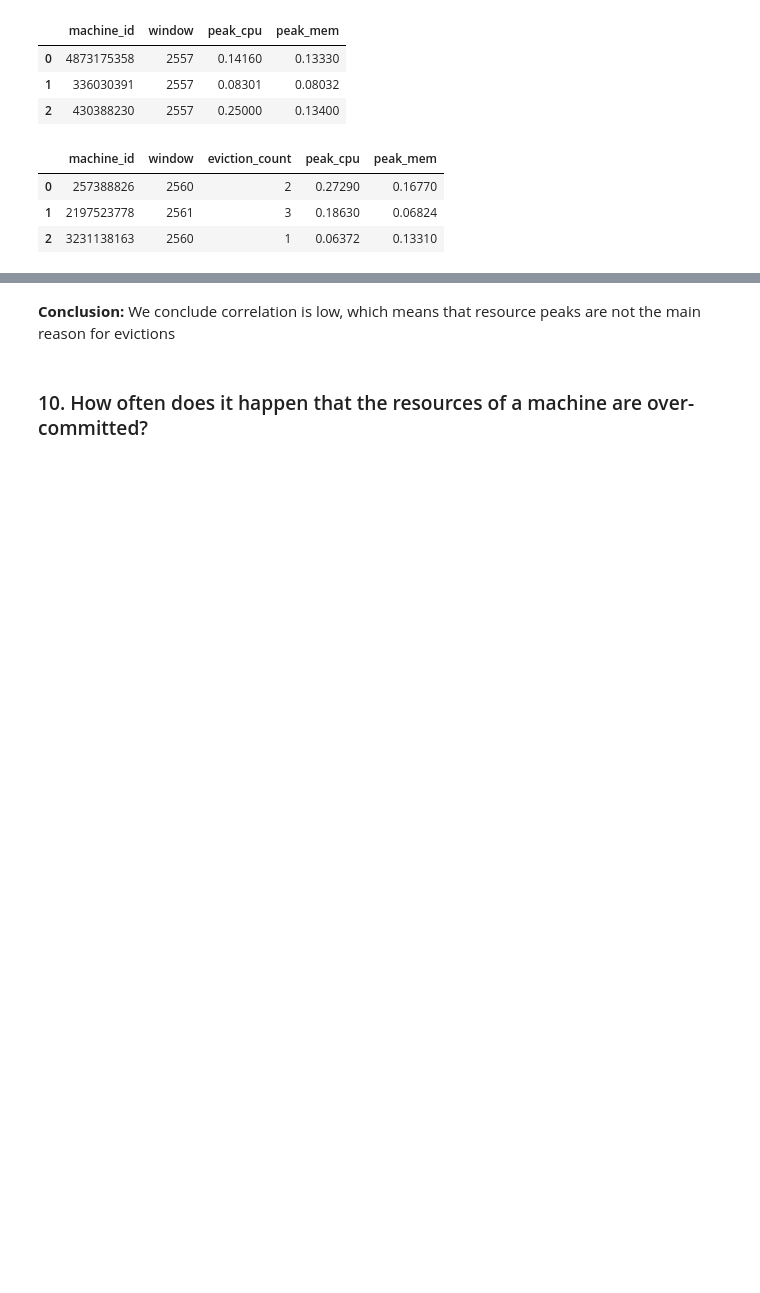
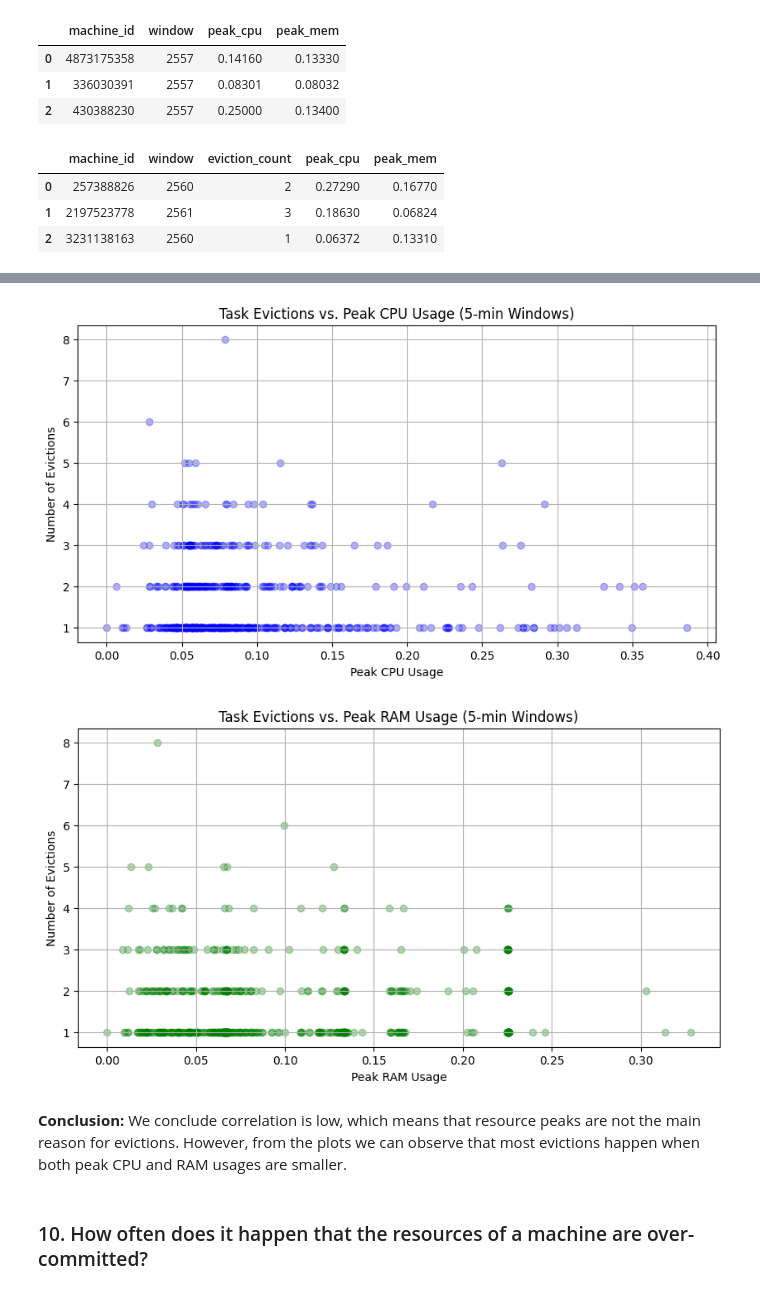
Before and after one commit to len-rtz/LDMS-google-traces-spark, a Jupyter notebook: google_cluster_analysis.ipynb, the cells around one changed output, grey strips where cells are left out. Saved outputs shown, nothing was run; the diff lists cells and outputs as text; code cells hidden in the pictures; blank space fills up the shorter version.

```diff
--- a/google_cluster_analysis.ipynb
+++ b/google_cluster_analysis.ipynb
@@ -1075,7 +1074,35 @@ print(f"Correlation (RAM Peak vs Evictions): {mem_corr}")
 Correlation (CPU Peak vs Evictions): -0.025808226132559745
 Correlation (RAM Peak vs Evictions): -0.028798712910271602
+# %%
+# Visualization
+
+# Sample 1% of the correlation data
+df_plot = df_correlation.select("peak_cpu", "peak_mem", "eviction_count").sample(False, 0.01).toPandas()
+
+# Plot 1: Evictions vs. Peak CPU
+plt.figure(figsize=(10, 5))
+plt.scatter(df_plot["peak_cpu"], df_plot["eviction_count"], alpha=0.3, color='blue')
+plt.title("Task Evictions vs. Peak CPU Usage (5-min Windows)")
+plt.xlabel("Peak CPU Usage")
+plt.ylabel("Number of Evictions")
+plt.grid(True)
+plt.savefig('images/task9-1.png')
+plt.show()
+
+# Plot 2: Evictions vs. Peak RAM
+plt.figure(figsize=(10, 5))
+plt.scatter(df_plot["peak_mem"], df_plot["eviction_count"], alpha=0.3, color='green')
+plt.title("Task Evictions vs. Peak RAM Usage (5-min Windows)")
+plt.xlabel("Peak RAM Usage")
+plt.ylabel("Number of Evictions")
+plt.grid(True)
+plt.savefig('images/task9-2.png')
+plt.show()
+# %% [output]
+[figure, added]
+[figure, added]
 # %% [markdown]
-**Conclusion:** We conclude correlation is low, which means that resource peaks are not the main reason for evictions
+**Conclusion:** We conclude correlation is low, which means that resource peaks are not the main reason for evictions. However, from the plots we can observe that most evictions happen when both peak CPU and RAM usages are smaller.
 # %% [markdown]
 ### 10. How often does it happen that the resources of a machine are over-committed?
 # %%
```
Also changed, not shown: parts of 5 cells of this notebook, 8 other files.
